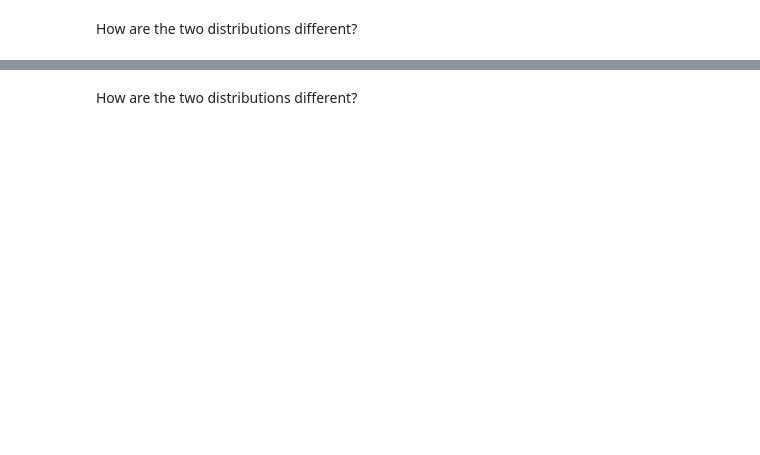
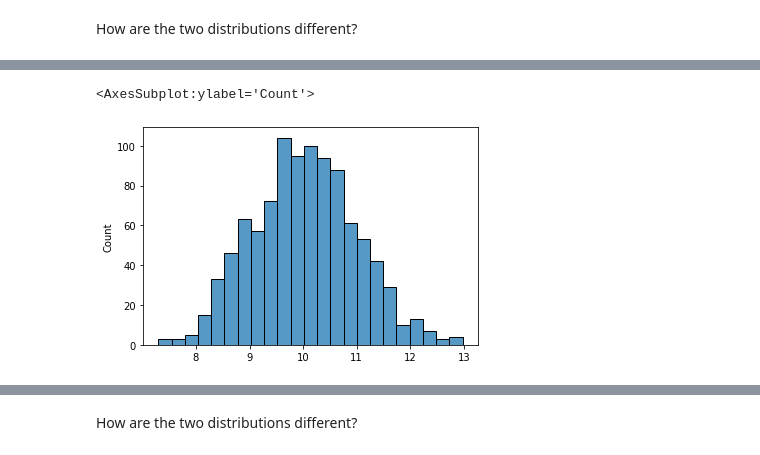
Before and after one commit to Ironhack-Data-Madrid-Marzo-2021/lab-continuous-probability-distribution, a Jupyter notebook: your-code/main.ipynb, the cells around one changed output, grey strips where cells are left out. Drawn from its saved outputs; the diff is of its cells as text; code cells hidden in the pictures; blank space fills up the shorter version.

```diff
--- a/your-code/main.ipynb
+++ b/your-code/main.ipynb
@@ -78,0 +87,5 @@ Expected output:
+# %%
+def random_norm(count, average, st_dv):
+
+    randoms  = norm(average, st_dv).rvs(count)
+    return randoms
@@ -78,0 +94,5 @@ Expected output:
+# %%
+sns.histplot(x = random_norm(1_000,10,1), palette="Blues")
+# %% [output]
+<AxesSubplot:ylabel='Count'>
+[figure, added]
```
Also changed, not shown: parts of 27 cells of this notebook.
